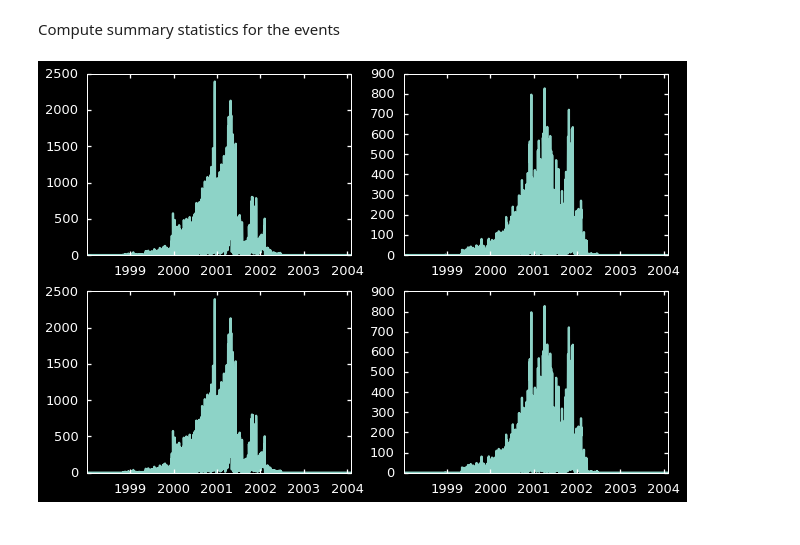
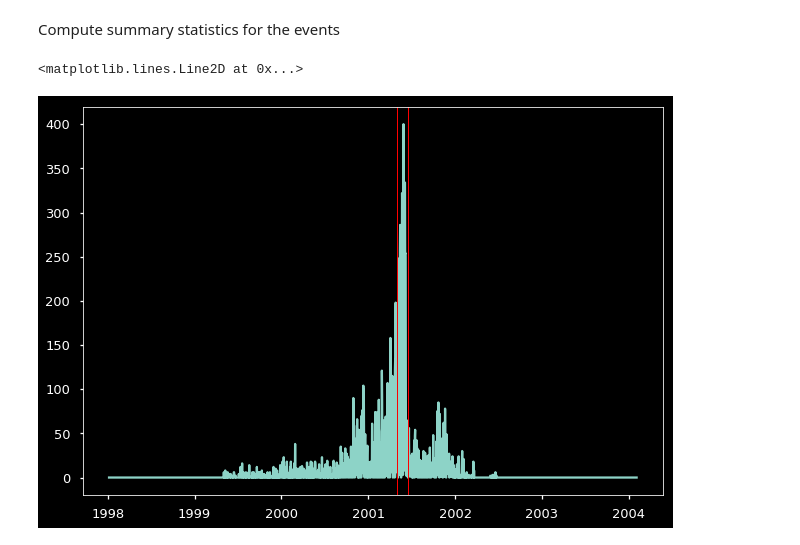
Before and after one commit to mizvol/enron-email-network-analysis, a Jupyter notebook: Enron-graph.ipynb, the cells around one changed output. Saved outputs shown, nothing was run; the diff lists cells and outputs as text; code cells hidden in the pictures.

Commit message:
Summaries for all events after STD filtering

```diff
--- a/Enron-graph.ipynb
+++ b/Enron-graph.ipynb
@@ -253,17 +228,25 @@ apr01 = pd.read_csv('./events/apr01.csv', header=None)
 aug01 = pd.read_csv('./events/aug01.csv', header=None)
 dec99 = pd.read_csv('./events/dec99.csv', header=None)
 may01 = pd.read_csv('./events/may01.csv', header=None)
+may01STD = pd.read_csv('./events/may01STD.csv', header=None)
+apr01STD = pd.read_csv('./events/apr01STD.csv', header=None)
+aug01STD = pd.read_csv('./events/aug01STD.csv', header=None)
+dec99STD = pd.read_csv('./events/dec99STD.csv', header=None)
 # %%
 apr01_cluster = [v[0] for v in apr01.values]
 aug01_cluster = [v[0] for v in aug01.values]
 dec99_cluster = [v[0] for v in dec99.values]
 may01_cluster = [v[0] for v in may01.values]
+may01STD_cluster = [v[0] for v in may01STD.values]
+apr01STD_cluster = [v[0] for v in apr01STD.values]
+aug01STD_cluster = [v[0] for v in aug01STD.values]
+dec99STD_cluster = [v[0] for v in dec99STD.values]
 # %%
 def compute_summary(cluster):
     summary = np.zeros(t[0])
     for addr in cluster:
         series = activations_series[addr]
-        for k,v in series.iteritems():
+        for k,v in series.items():
             summary[k] += v
     return summary
 # %%
@@ -271,10 +254,19 @@ summary_apr = compute_summary(apr01_cluster)
 summary_aug = compute_summary(aug01_cluster)
 summary_dec = compute_summary(dec99_cluster)
 summary_may = compute_summary(may01_cluster)
+summary_may_std = compute_summary(may01STD_cluster)
+summary_apr_std = compute_summary(apr01STD_cluster)
+summary_aug_std = compute_summary(aug01STD_cluster)
+summary_dec_std = compute_summary(dec99STD_cluster)
 # %%
-fig, ax = plt.subplots(nrows=2, ncols=2)
-for row in ax:
-    for col, s in zip(row, [summary_apr, summary_aug, summary_dec, summary_may]):
-        col.plot(dates, s)
+# fig, ax = plt.subplots(nrows=2, ncols=3)
+# for row in ax:
+#     for col, s in zip(row, [summary_apr, summary_aug, summary_dec, summary_may, summary_may_std]):
+#         col.plot(dates, s)
-# %% [output]
-[figure, removed]
+# %%
+plt.plot(dates, summary_may_std)
+plt.axvline(x= '2001-05-01 00:00:00', color='r', linewidth=1)
+plt.axvline(x= '2001-06-15 00:00:00', color='r', linewidth=1)
+# %% [output]
+<matplotlib.lines.Line2D at 0x...>
+[figure, added]
```
Also changed, not shown: parts of 17 cells of this notebook.
